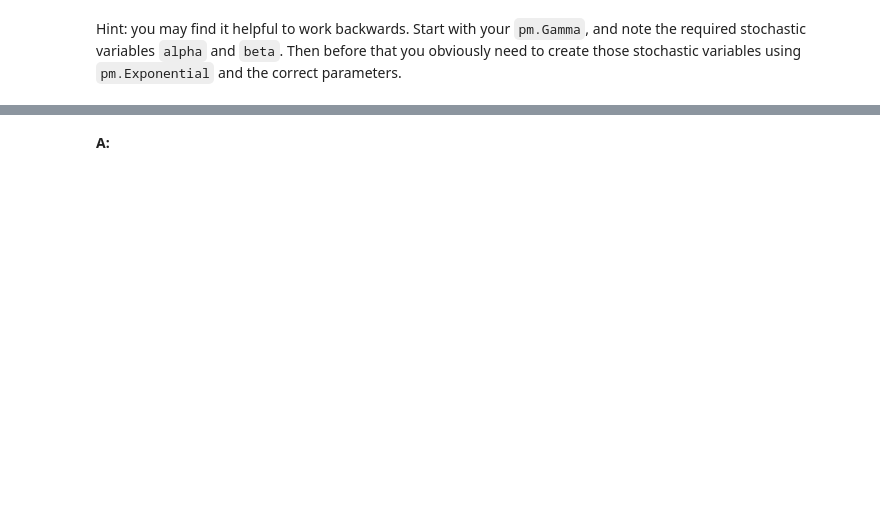
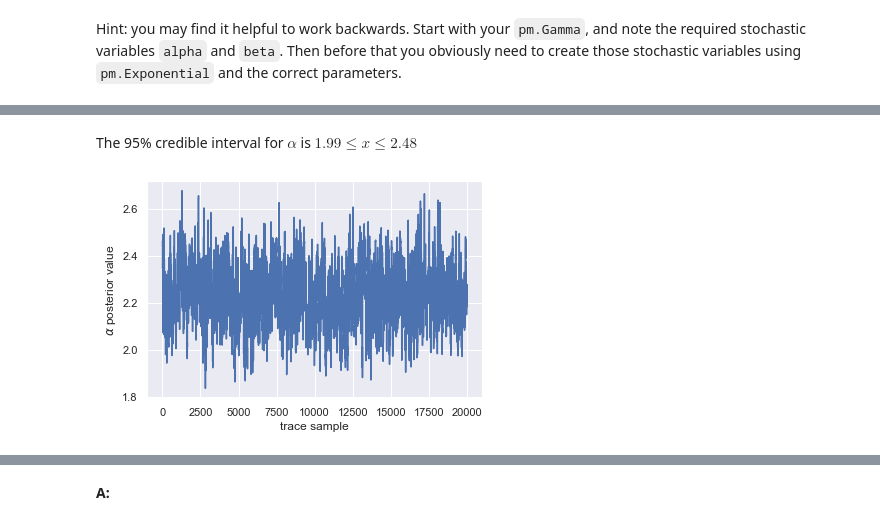
Before and after one commit to jefftrevino/Springboard, a Jupyter notebook: stats_mini_projects/bayesian/trevino_bayesian_minirpoject.ipynb, the cells around one changed output, grey strips where cells are left out. Cells and saved outputs as stored; diff of their text form; code cells hidden in the pictures; blank space fills up the shorter version.

```diff
--- a/stats_mini_projects/bayesian/trevino_bayesian_minirpoject.ipynb
+++ b/stats_mini_projects/bayesian/trevino_bayesian_minirpoject.ipynb
@@ -99,0 +153,9 @@ Hint: you may find it helpful to work backwards. Start with your `pm.Gamma`, and
+# %% [markdown]
+The 95\% credible interval for $\alpha$ is $1.99 \le x \le 2.48$
+# %%
+plt.plot(alpha_samples)
+plt.xlabel('trace sample')
+plt.ylabel(r'$\alpha$ posterior value')
+plt.show()
+# %% [output]
+[figure, added]
```
Also changed, not shown: parts of 27 cells of this notebook, 1 other file.
